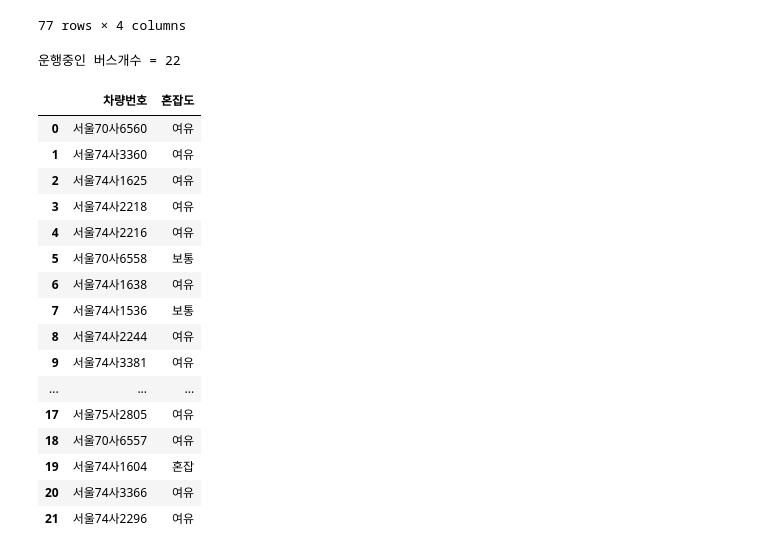
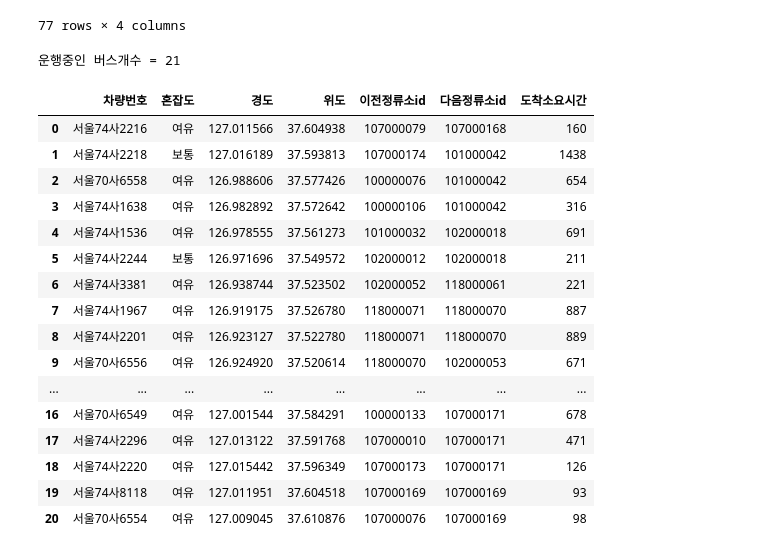
Before and after one commit to hora4444/ai, a Jupyter notebook: source/01_python/ch14_웹데이터수집1_정적_공공api.ipynb, the cells around one changed output. Saved outputs shown, nothing was run; the diff lists cells and outputs as text; code cells hidden in the pictures.

```diff
--- a/source/01_python/ch14_웹데이터수집1_정적_공공api.ipynb
+++ b/source/01_python/ch14_웹데이터수집1_정적_공공api.ipynb
@@ -1020,41 +1018,51 @@ df_station
 # %%
 url3=f'http://ws.bus.go.kr/api/rest/buspos/getBusPosByRtid?serviceKey={key}&busRouteId={busRouteId}'
 # print(url3)
 response = requests.get(url3)
 soup=BeautifulSoup(response.text,'xml')
 itemLists = soup.select('itemList')
 print('운행중인 버스개수 =',len(itemLists))
 bus_position=[]
 for itemList in itemLists:
     plainNo = itemList.select_one('plainNo').text # 차량번호
     # 혼잡도(0 : 없음, 3 : 여유, 4 : 보통, 5 : 혼잡, 6 : 매우혼잡)
     congetion = itemList.select_one('congetion').text
     congetion = "없음" if congetion=='0' \
             else '여유' if congetion == "3"\
             else '보통' if congetion=='4' else '혼잡' if congetion=='5' else '매우혼잡'
+    gpsX = float(itemList.select_one('gpsX').text) # 경도
+    gpsY = float(itemList.select_one('gpsY').text) # 경도
+    lastStnId = itemList.select_one('lastStnId').text # 이전정류소id
+    nextStId = itemList.select_one('nextStId').text # 다음정류소id
+    nextStTm = int(itemList.select_one('nextStTm').text) # 다음정류소까지 소요시간
 
     bus_position.append({
         '차량번호': plainNo,
-        '혼잡도' : congetion
+        '혼잡도' : congetion,
+        '경도' : gpsX,
+        '위도' : gpsY,
+        "이전정류소id" : lastStnId,
+        "다음정류소id" : nextStId,
+        '도착소요시간' : nextStTm
     })
 df_position = pd.DataFrame(bus_position)
 df_position
 # %% [output]
-운행중인 버스개수 = 22
+운행중인 버스개수 = 21
-|  | 차량번호 | 혼잡도 |
-| 0 | 서울70사6560 | 여유 |
-| 1 | 서울74사3360 | 여유 |
-| 2 | 서울74사1625 | 여유 |
-| 3 | 서울74사2218 | 여유 |
-| 4 | 서울74사2216 | 여유 |
-| 5 | 서울70사6558 | 보통 |
-| 6 | 서울74사1638 | 여유 |
-| 7 | 서울74사1536 | 보통 |
-| 8 | 서울74사2244 | 여유 |
-| 9 | 서울74사3381 | 여유 |
-| ... | ... | ... |
-| 17 | 서울75사2805 | 여유 |
-| 18 | 서울70사6557 | 여유 |
-| 19 | 서울74사1604 | 혼잡 |
-| 20 | 서울74사3366 | 여유 |
-| 21 | 서울74사2296 | 여유 |
+|  | 차량번호 | 혼잡도 | 경도 | 위도 | 이전정류소id | 다음정류소id | 도착소요시간 |
+| 0 | 서울74사2216 | 여유 | 127.011566 | 37.604938 | 107000079 | 107000168 | 160 |
+| 1 | 서울74사2218 | 보통 | 127.016189 | 37.593813 | 107000174 | 101000042 | 1438 |
+| 2 | 서울70사6558 | 여유 | 126.988606 | 37.577426 | 100000076 | 101000042 | 654 |
+| 3 | 서울74사1638 | 여유 | 126.982892 | 37.572642 | 100000106 | 101000042 | 316 |
+| 4 | 서울74사1536 | 여유 | 126.978555 | 37.561273 | 101000032 | 102000018 | 691 |
+| 5 | 서울74사2244 | 보통 | 126.971696 | 37.549572 | 102000012 | 102000018 | 211 |
+| 6 | 서울74사3381 | 여유 | 126.938744 | 37.523502 | 102000052 | 118000061 | 221 |
+| 7 | 서울74사1967 | 여유 | 126.919175 | 37.526780 | 118000071 | 118000070 | 887 |
+| 8 | 서울74사2201 | 여유 | 126.923127 | 37.522780 | 118000071 | 118000070 | 889 |
+| 9 | 서울70사6556 | 여유 | 126.924920 | 37.520614 | 118000070 | 102000053 | 671 |
+| ... | ... | ... | ... | ... | ... | ... | ... |
+| 16 | 서울70사6549 | 여유 | 127.001544 | 37.584291 | 100000133 | 107000171 | 678 |
+| 17 | 서울74사2296 | 여유 | 127.013122 | 37.591768 | 107000010 | 107000171 | 471 |
+| 18 | 서울74사2220 | 여유 | 127.015442 | 37.596349 | 107000173 | 107000171 | 126 |
+| 19 | 서울74사8118 | 여유 | 127.011951 | 37.604518 | 107000169 | 107000169 | 93 |
+| 20 | 서울70사6554 | 여유 | 127.009045 | 37.610876 | 107000076 | 107000169 | 98 |
```
Also changed, not shown: parts of 11 cells of this notebook, 5 other files.
